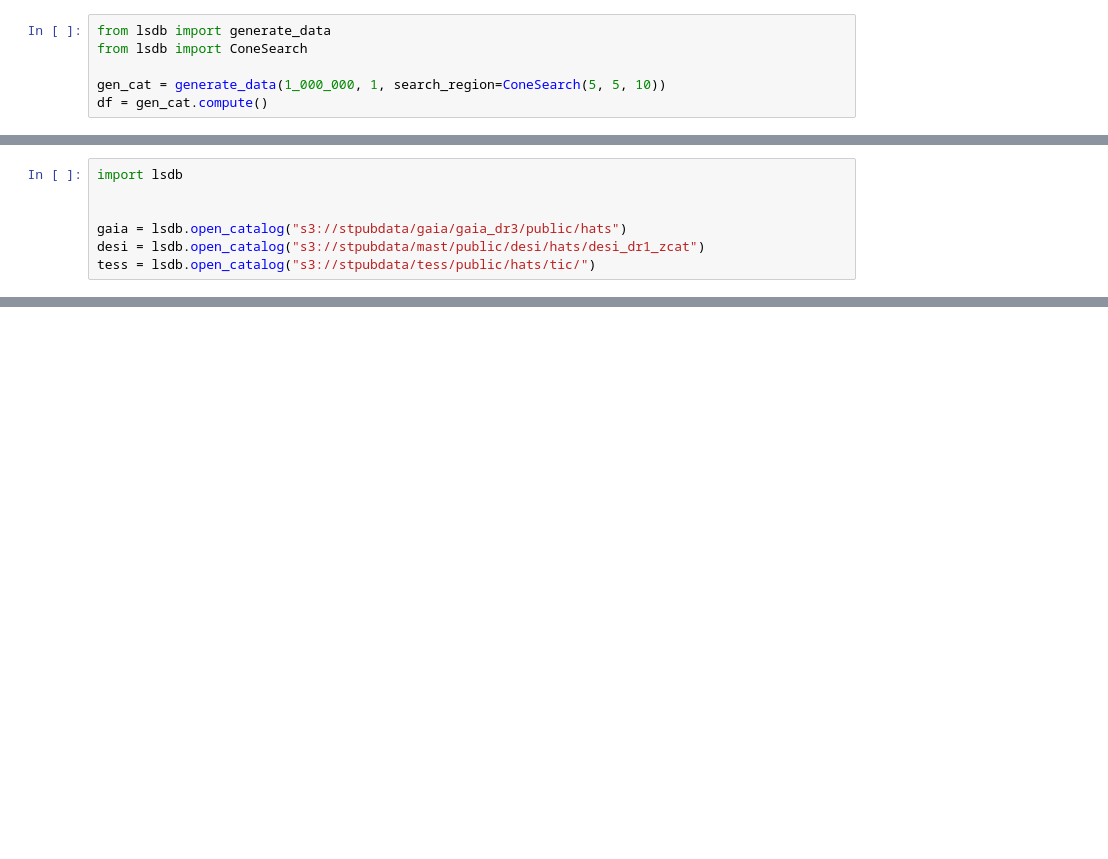
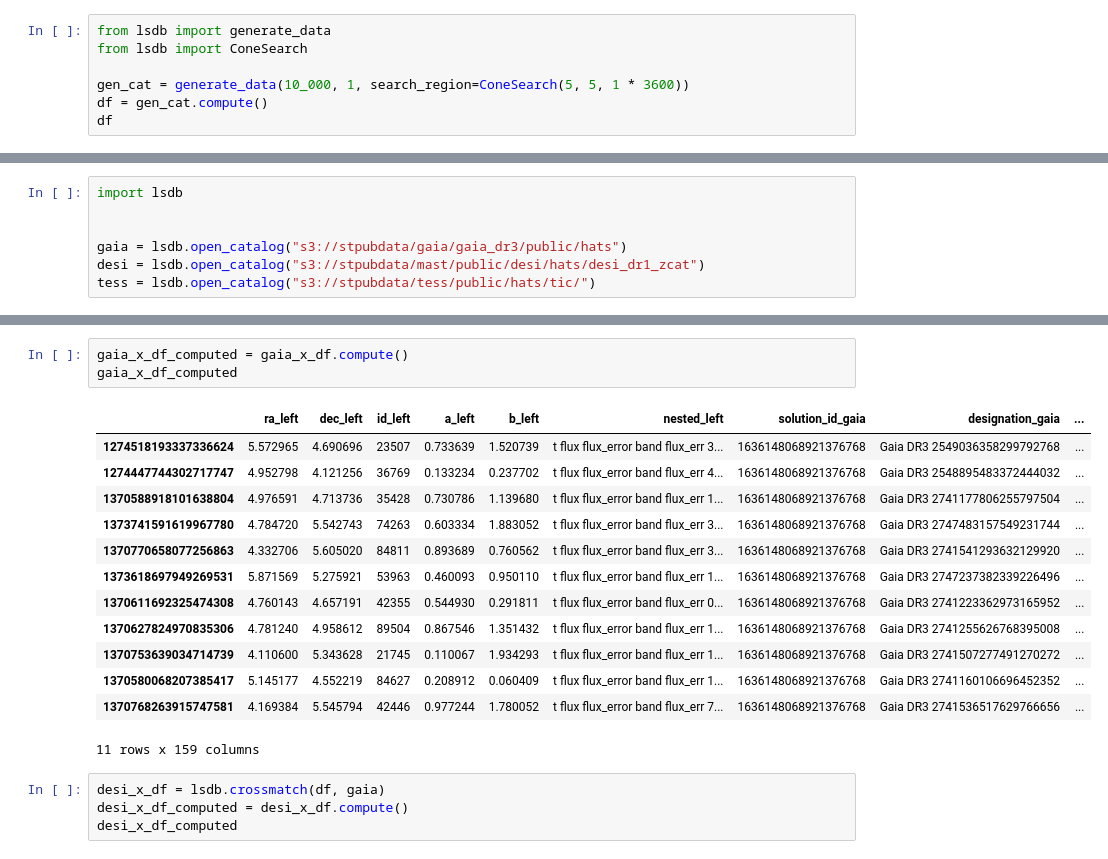
Before and after one commit to olivialynn/lf-2026, a Jupyter notebook: 3.Catalyst/dataframe_xmatch.ipynb, the cells around one changed output, grey strips where cells are left out. Drawn from its saved outputs; the diff is of its cells as text; blank space fills up the shorter version.

```diff
--- a/3.Catalyst/dataframe_xmatch.ipynb
+++ b/3.Catalyst/dataframe_xmatch.ipynb
@@ -15,6 +44,7 @@ A sample dataframe (replace this with your sources table):
 from lsdb import generate_data
 from lsdb import ConeSearch
 
-gen_cat = generate_data(1_000_000, 1, search_region=ConeSearch(5, 5, 10))
+gen_cat = generate_data(10_000, 1, search_region=ConeSearch(5, 5, 1 * 3600))
 df = gen_cat.compute()
+df
 # %% [output]
@@ -51,0 +78,21 @@ gaia_x_df.head()
+# %%
+gaia_x_df_computed = gaia_x_df.compute()
+gaia_x_df_computed
+# %% [output]
+|  | ra_left | dec_left | id_left | a_left | b_left | nested_left | solution_id_gaia | designation_gaia | ... |
+| 1274518193337336624 | 5.572965 | 4.690696 | 23507 | 0.733639 | 1.520739 | t flux flux_error band flux_err 3... | 1636148068921376768 | Gaia DR3 2549036358299792768 | ... |
+| 1274447744302717747 | 4.952798 | 4.121256 | 36769 | 0.133234 | 0.237702 | t flux flux_error band flux_err 4... | 1636148068921376768 | Gaia DR3 2548895483372444032 | ... |
+| 1370588918101638804 | 4.976591 | 4.713736 | 35428 | 0.730786 | 1.139680 | t flux flux_error band flux_err 1... | 1636148068921376768 | Gaia DR3 2741177806255797504 | ... |
+| 1373741591619967780 | 4.784720 | 5.542743 | 74263 | 0.603334 | 1.883052 | t flux flux_error band flux_err 3... | 1636148068921376768 | Gaia DR3 2747483157549231744 | ... |
+| 1370770658077256863 | 4.332706 | 5.605020 | 84811 | 0.893689 | 0.760562 | t flux flux_error band flux_err 3... | 1636148068921376768 | Gaia DR3 2741541293632129920 | ... |
+| 1373618697949269531 | 5.871569 | 5.275921 | 53963 | 0.460093 | 0.950110 | t flux flux_error band flux_err 1... | 1636148068921376768 | Gaia DR3 2747237382339226496 | ... |
+| 1370611692325474308 | 4.760143 | 4.657191 | 42355 | 0.544930 | 0.291811 | t flux flux_error band flux_err 0... | 1636148068921376768 | Gaia DR3 2741223362973165952 | ... |
+| 1370627824970835306 | 4.781240 | 4.958612 | 89504 | 0.867546 | 1.351432 | t flux flux_error band flux_err 1... | 1636148068921376768 | Gaia DR3 2741255626768395008 | ... |
+| 1370753639034714739 | 4.110600 | 5.343628 | 21745 | 0.110067 | 1.934293 | t flux flux_error band flux_err 1... | 1636148068921376768 | Gaia DR3 2741507277491270272 | ... |
+| 1370580068207385417 | 5.145177 | 4.552219 | 84627 | 0.208912 | 0.060409 | t flux flux_error band flux_err 1... | 1636148068921376768 | Gaia DR3 2741160106696452352 | ... |
+| 1370768263915747581 | 4.169384 | 5.545794 | 42446 | 0.977244 | 1.780052 | t flux flux_error band flux_err 7... | 1636148068921376768 | Gaia DR3 2741536517629766656 | ... |
+11 rows x 159 columns
+# %%
+desi_x_df = lsdb.crossmatch(df, gaia)
+desi_x_df_computed = desi_x_df.compute()
+desi_x_df_computed
```
Also changed, not shown: parts of 6 cells of this notebook, 2 other files.
